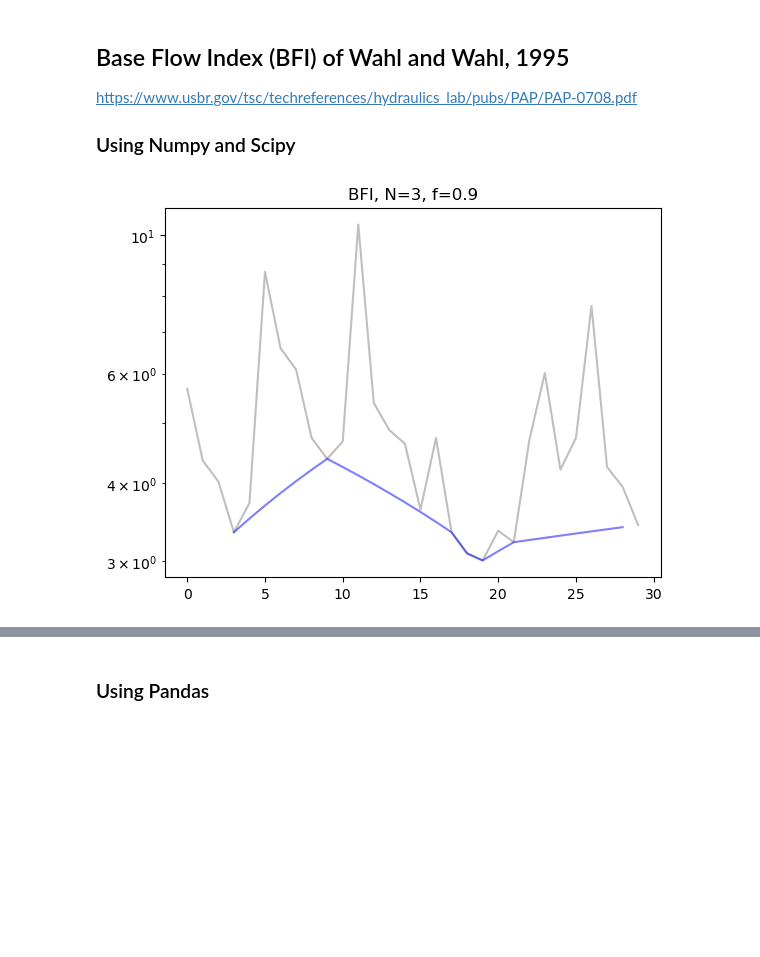
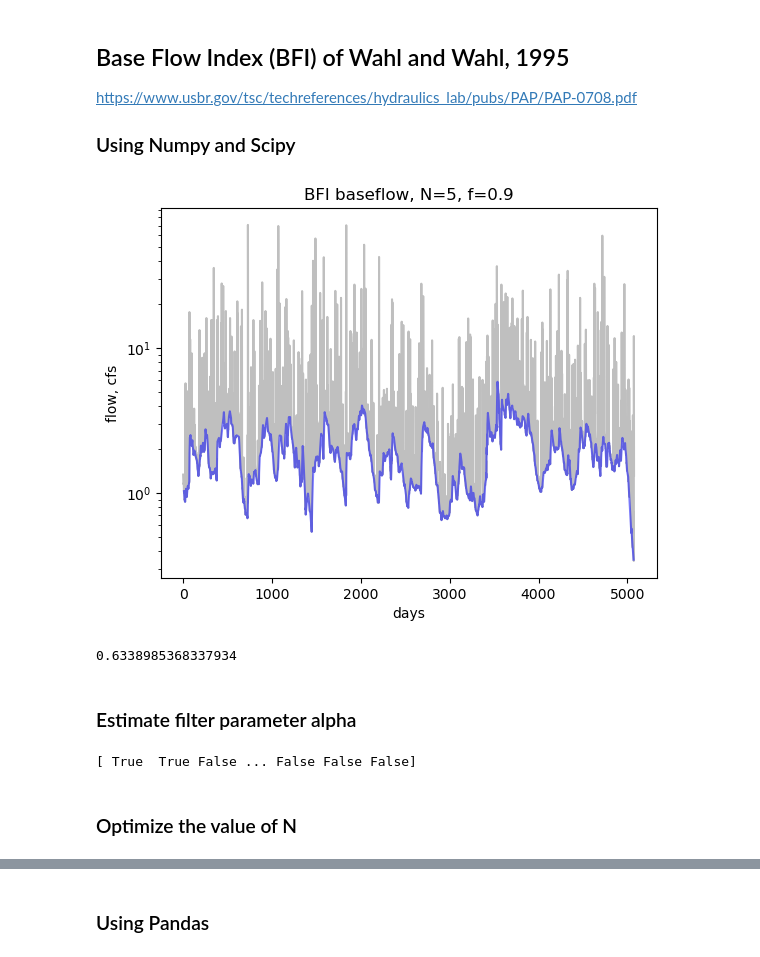
Before and after one commit to mrahnis/nb-streamgage, a Jupyter notebook: Stream Gage Ex. 7 - Baseflow Separation Part 2.ipynb, the cells around one changed output, grey strips where cells are left out. Drawn from its saved outputs; the diff is of its cells as text; code cells hidden in the pictures; blank space fills up the shorter version.

```diff
--- a/Stream Gage Ex. 7 - Baseflow Separation Part 2.ipynb
+++ b/Stream Gage Ex. 7 - Baseflow Separation Part 2.ipynb
@@ -45,11 +47,11 @@ df_all = pd.read_parquet('{}/data/nwis_{}_{}_all.parquet{}'.format(path, gage, f
 # startdate = datetime(2012, 1, 1, 0, 0, tzinfo=ZoneInfo("US/Eastern"))
 # enddate = datetime(2012, 12, 31, 0, 0, tzinfo=ZoneInfo("US/Eastern"))
 startdate = datetime(2012, 1, 1, 0, 0, tzinfo=pytz.timezone('US/Eastern'))
-enddate = datetime(2012, 1, 31, 0, 0, tzinfo=pytz.timezone('US/Eastern'))
+enddate = datetime(2012, 12, 31, 0, 0, tzinfo=pytz.timezone('US/Eastern'))
 
 df = df_all[startdate:enddate].copy()
-Q = df[col].to_numpy()
-# Q = df_all[col].to_numpy()
+# Q = df[col].to_numpy()
+Q = df_all[col].to_numpy()
 # %% [markdown]
 ## One-Parameter Recursive Digital Filter of Nathan and McMahon, 1990
 
@@ -103,7 +107,8 @@ def get_window_mins(arr, step):
     for start in window_starts:
         yield start + arr[start:start+step].argmin()
 
-N = 3
+# the typical window size is 5-days
+N = 5
 window_min_ix = list(get_window_mins(Q, N))
 window_min_vals = np.take(Q, window_min_ix)
 # %%
@@ -129,13 +135,37 @@ Y = fn(X)
 # within the interpolated range set any Y > Q equal to Q
 Y = np.where((Y > Q[X]), Q[X], Y)
 # %%
-# Plot BFI
+# Plot base flow using the method of Wahl and Wahl, 1995
 fig = plt.figure()
 ax1 = fig.add_subplot(111)
 ax1.set_yscale('log')
 ax1.plot(Q, color='gray', alpha=0.5)
 ax1.plot(X, Y, color='blue', alpha=0.5)
-ax1.set_title('BFI, N={}, f={}'.format(N, f))
+ax1.set_xlabel('days')
+ax1.set_ylabel('flow, cfs')
+ax1.set_title('BFI baseflow, N={}, f={}'.format(N, f))
 plt.show()
 # %% [output]
-[figure, old version]
+[figure, new version]
+# %%
+# calculate BFI index, the total base flow divided by total stream flow
+BFI = Y.sum()/Q[X].sum()
+print(BFI)
+# %% [output]
+0.6338985368337934
+# %% [markdown]
+### Estimate filter parameter alpha
+# %%
+# find the baseflow equal to Q
+test = (Y==Q[X])
+print(test)
+
+# next find consecutive days where baseflow = Q
+
+# then find calculate alpha from these recession
+# alpha = pow(e, -(1/t)*dt)
+# where t is the length of the run and dt is the timestep
+# %% [output]
+[ True  True False ... False False False]
+# %% [markdown]
+### Optimize the value of N
```
Also changed, not shown: parts of 10 cells of this notebook.
